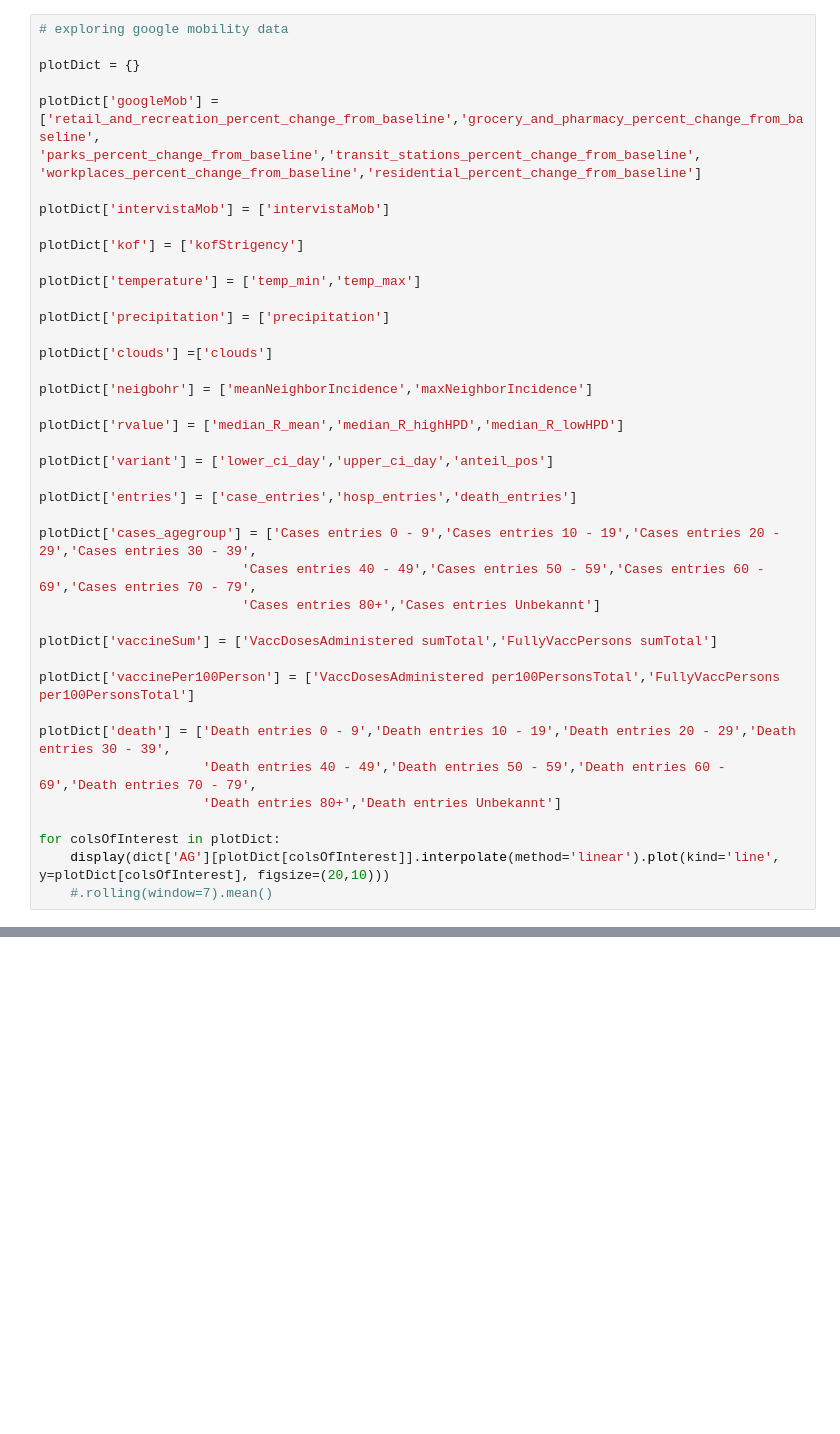
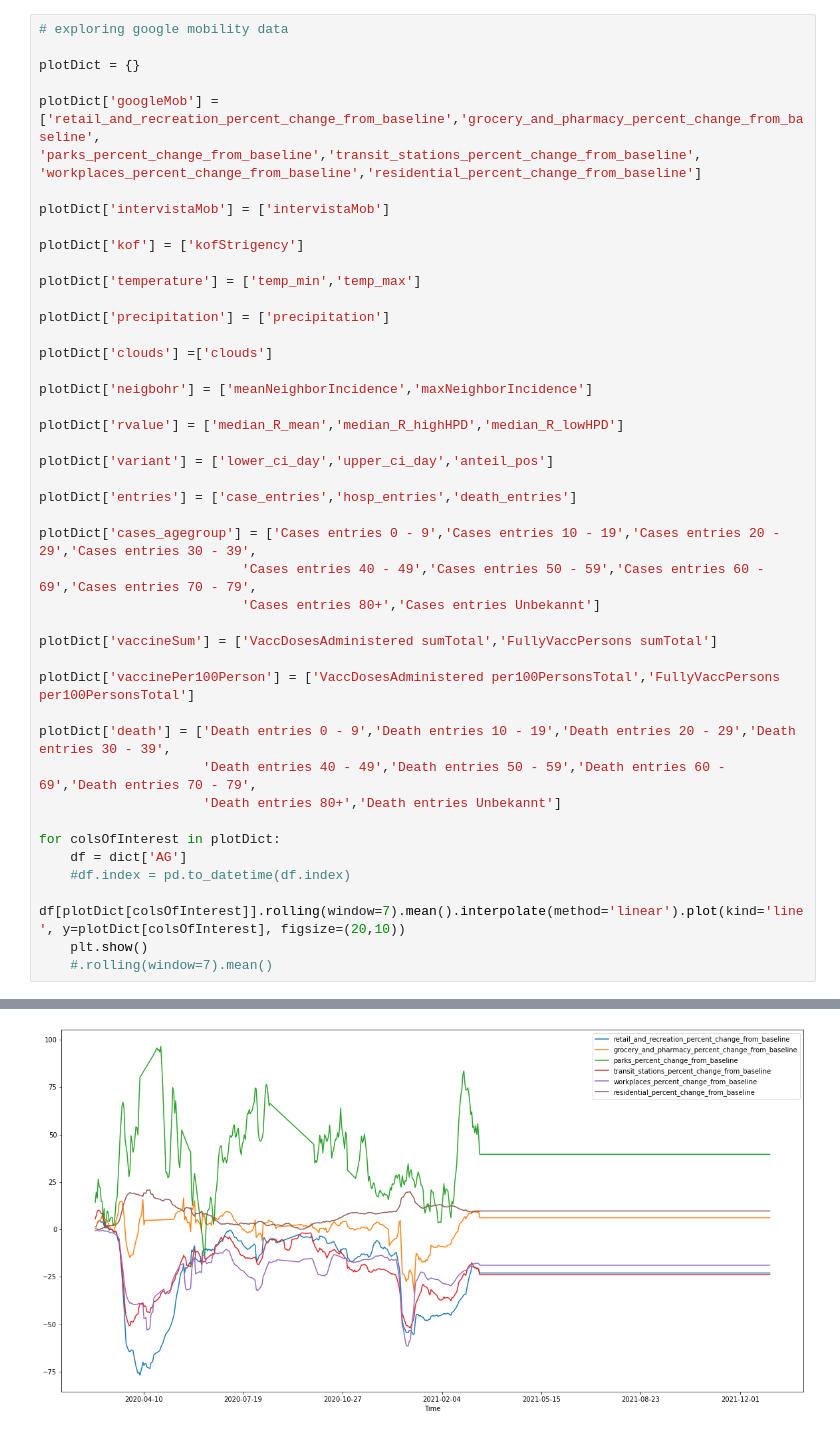
Before and after one commit to ratschlab/projects2021-bsc-thesis-scherer, a Jupyter notebook: DataExplorer.ipynb, the cells around one changed output, grey strips where cells are left out. Cells and saved outputs as stored; diff of their text form; blank space fills up the shorter version.

```diff
--- a/DataExplorer.ipynb
+++ b/DataExplorer.ipynb
@@ -76,6 +80,9 @@ plotDict['death'] = ['Death entries 0 - 9','Death entries 10 - 19','Death entrie
                      'Death entries 80+','Death entries Unbekannt']
 
 for colsOfInterest in plotDict:
-    display(dict['AG'][plotDict[colsOfInterest]].interpolate(method='linear').plot(kind='line', y=plotDict[colsOfInterest], figsize=(20,10)))
+    df = dict['AG']
+    #df.index = pd.to_datetime(df.index)
+    df[plotDict[colsOfInterest]].rolling(window=7).mean().interpolate(method='linear').plot(kind='line', y=plotDict[colsOfInterest], figsize=(20,10))
+    plt.show()
     #.rolling(window=7).mean()
 # %% [output]
@@ -94,0 +89 @@ for colsOfInterest in plotDict:
+[figure, added]
```
Also changed, not shown: parts of 5 cells of this notebook, 28 other files.
